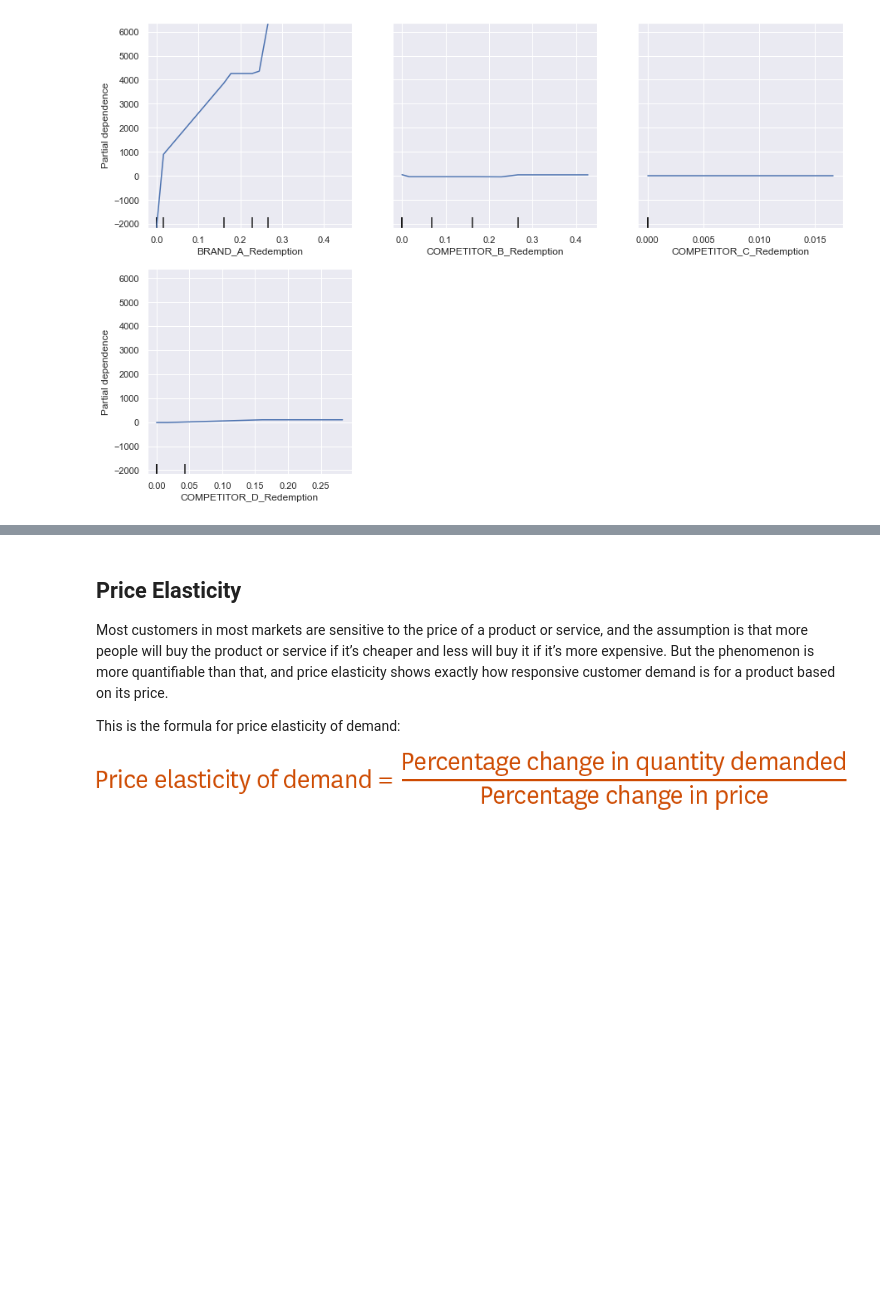
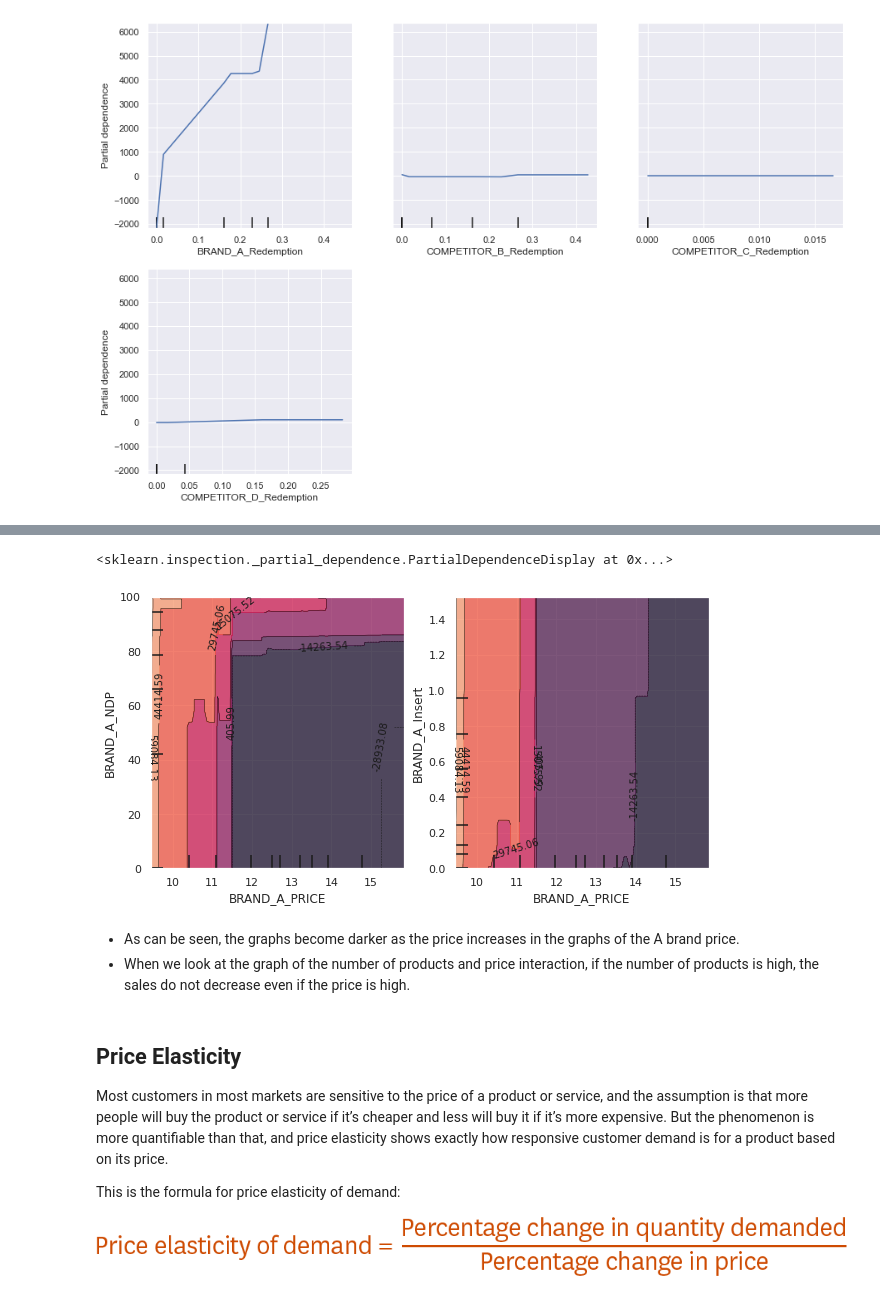
Before and after one commit to hakanatesli/Marketing-Analytics, a Jupyter notebook: DDLCaseStudy.ipynb, the cells around one changed output, grey strips where cells are left out. Drawn from its saved outputs; the diff is of its cells as text; code cells hidden in the pictures; blank space fills up the shorter version.

```diff
--- a/DDLCaseStudy.ipynb
+++ b/DDLCaseStudy.ipynb
@@ -240,3 +252,12 @@ plot_partial_dependence(gbr_1, X_train, [13,14,15,16])
+# %%
+sns.set(rc={'figure.figsize':(10,5)})
+plot_partial_dependence(gbr_1, X_train, [(0,36),(0,8)])
+# %% [output]
+<sklearn.inspection._partial_dependence.PartialDependenceDisplay at 0x...>
+[figure, added]
+# %% [markdown]
+* As can be seen, the graphs become darker as the price increases in the graphs of the A brand price.
+* When we look at the graph of the number of products and price interaction, if the number of products is high, the sales do not decrease even if the price is high.
 # %% [markdown]
 ## Price Elasticity
 
```
Also changed, not shown: parts of 26 cells of this notebook.
